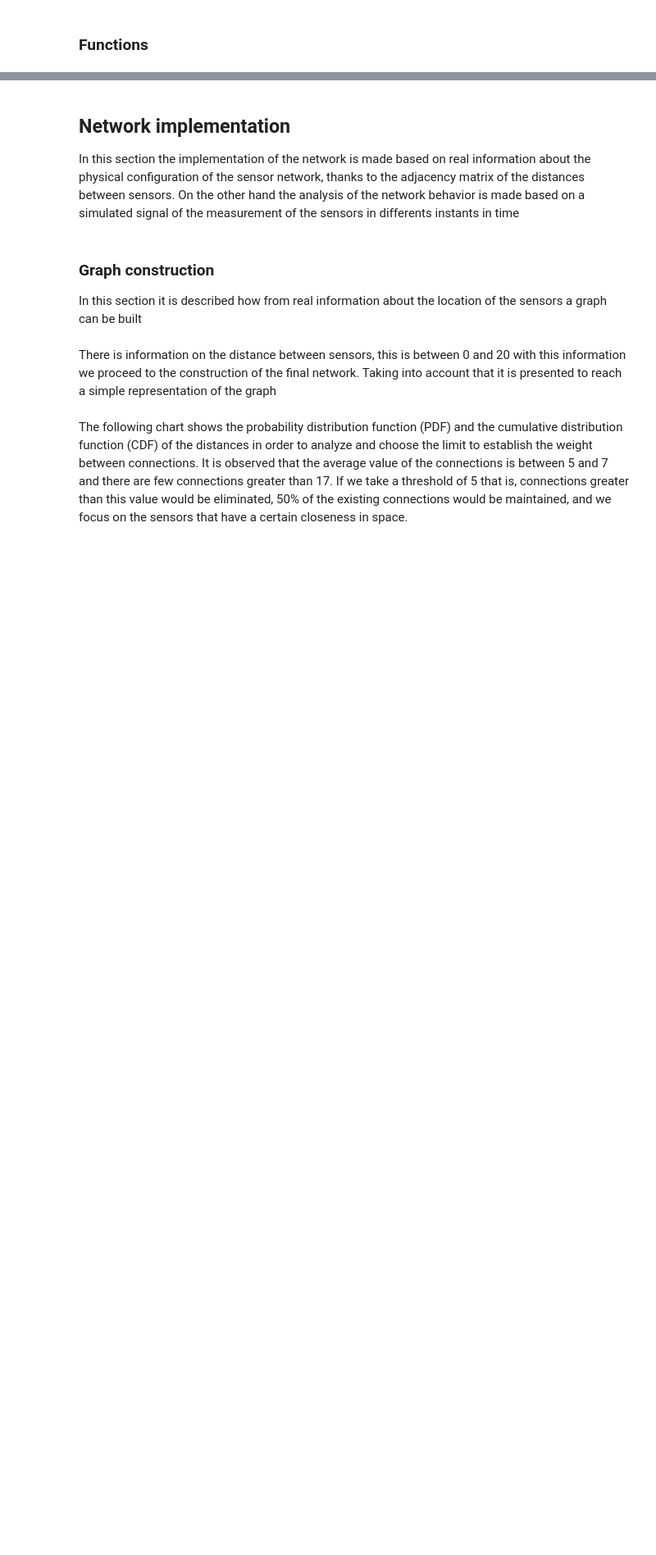
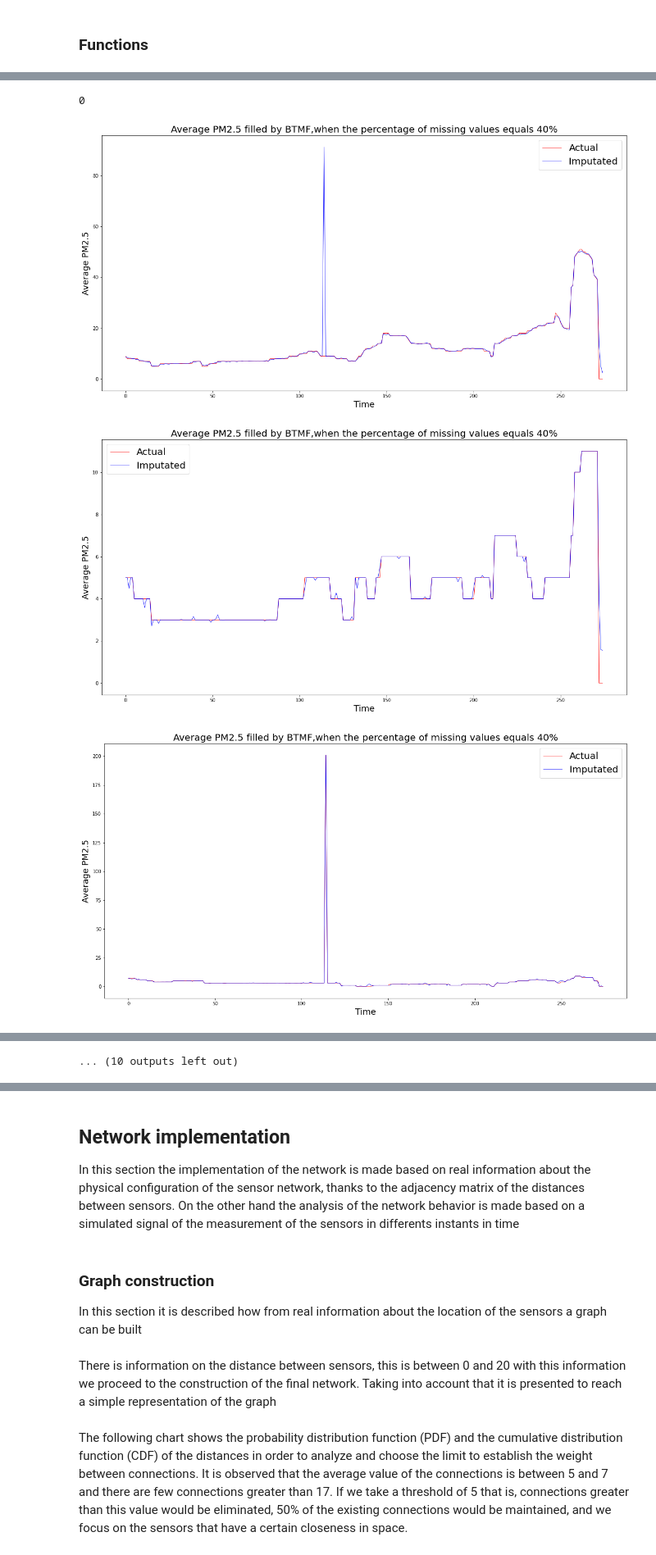
Before and after one commit to TEAM-IMT/air-polution-sensor, a Jupyter notebook: sensors_drift.ipynb, the cells around one changed output, grey strips where cells are left out. Shown at 82% size. Drawn from its saved outputs; the diff is of its cells as text; code cells hidden in the pictures; blank space fills up the shorter version.

```diff
--- a/sensors_drift.ipynb
+++ b/sensors_drift.ipynb
@@ -433,0 +816,11 @@ plotTS(originalwithNAN, aux3MF, 'sensor45v2.csv', title= 'Average PM2.5 filled b
+# %%
+np.isnan(mat_hat).sum()
+# %% [output]
+0
+# %%
+for idx in range(0, round(dense_mat.shape[0]/2)):
+  plotTs(dense_mat[idx], mat_hat[idx], title='Average PM2.5 filled by BTMF,when the percentage of missing values equals 40%')
+# %% [output]
+[figure, added]
+[figure, added]
+[figure, added]
@@ -433,0 +836 @@ plotTS(originalwithNAN, aux3MF, 'sensor45v2.csv', title= 'Average PM2.5 filled b
+... (10 outputs left out)
```
Also changed, not shown: parts of 116 cells of this notebook, 4 other files.
